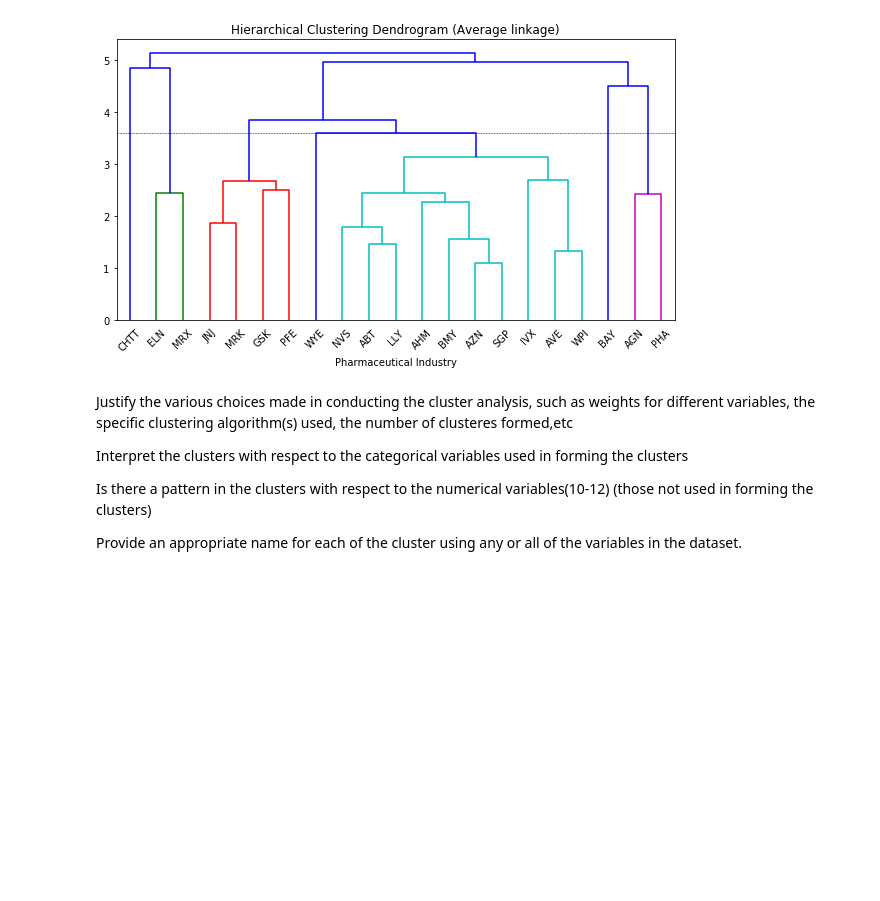
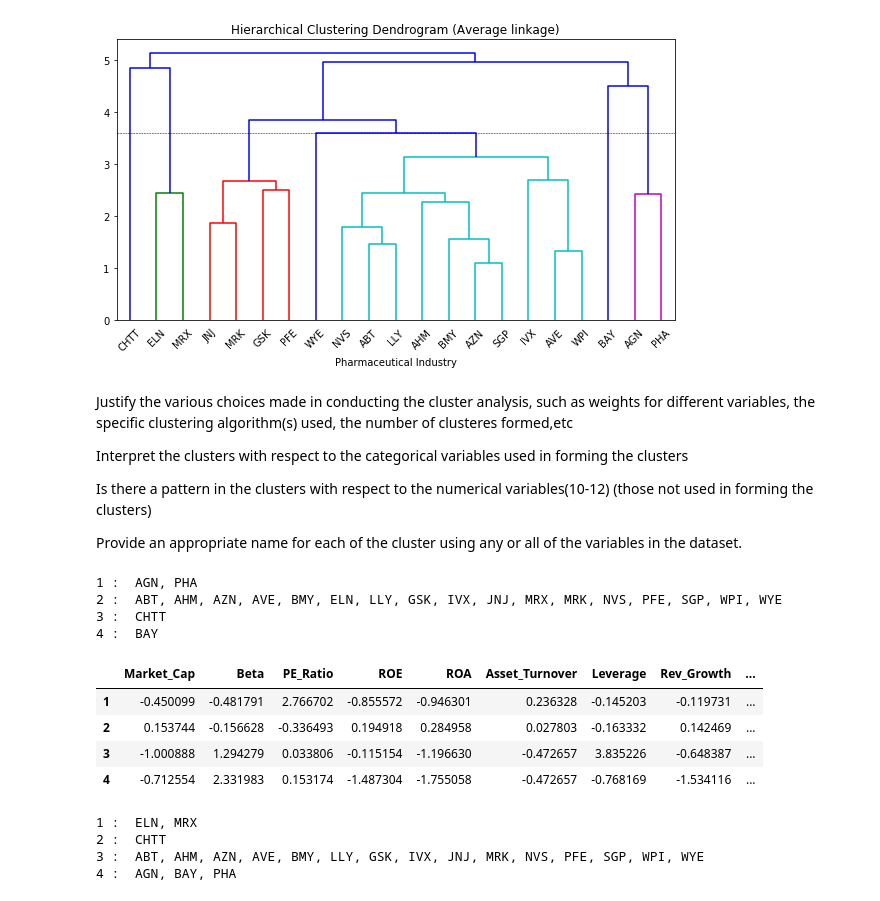
Before and after one commit to Damilare1989/Business-Analytics-Exercises, a Jupyter notebook: Chap15_2.ipynb, the cells around one changed output. Drawn from its saved outputs; the diff is of its cells as text; code cells hidden in the pictures; blank space fills up the shorter version.

```diff
--- a/Chap15_2.ipynb
+++ b/Chap15_2.ipynb
@@ -80,3 +80,31 @@ Interpret the clusters with respect to the categorical variables used in forming
 Is there a pattern in the clusters with respect to the numerical variables(10-12) (those not used in forming the clusters)
 
 Provide an appropriate name for each of the cluster using any or all of the variables in the dataset.
+# %%
+memb = fcluster(linkage(pharm_norm, 'single'), 4, criterion='maxclust')
+memb = pd.Series(memb, index=pharm_norm.index)
+for key, item in memb.groupby(memb):
+    print(key, ': ', ', '.join(item.index))
+# %% [output]
+1 :  AGN, PHA
+2 :  ABT, AHM, AZN, AVE, BMY, ELN, LLY, GSK, IVX, JNJ, MRX, MRK, NVS, PFE, SGP, WPI, WYE
+3 :  CHTT
+4 :  BAY
+# %%
+pharm_norm.groupby(memb).mean()
+# %% [output]
+|  | Market_Cap | Beta | PE_Ratio | ROE | ROA | Asset_Turnover | Leverage | Rev_Growth | ... |
+| 1 | -0.450099 | -0.481791 | 2.766702 | -0.855572 | -0.946301 | 0.236328 | -0.145203 | -0.119731 | ... |
+| 2 | 0.153744 | -0.156628 | -0.336493 | 0.194918 | 0.284958 | 0.027803 | -0.163332 | 0.142469 | ... |
+| 3 | -1.000888 | 1.294279 | 0.033806 | -0.115154 | -1.196630 | -0.472657 | 3.835226 | -0.648387 | ... |
+| 4 | -0.712554 | 2.331983 | 0.153174 | -1.487304 | -1.755058 | -0.472657 | -0.768169 | -1.534116 | ... |
+# %%
+memb = fcluster(linkage(pharm_norm, 'average'), 4, criterion='maxclust')
+memb = pd.Series(memb, index=pharm_norm.index)
+for key, item in memb.groupby(memb):
+    print(key, ': ', ', '.join(item.index))
+# %% [output]
+1 :  ELN, MRX
+2 :  CHTT
+3 :  ABT, AHM, AZN, AVE, BMY, LLY, GSK, IVX, JNJ, MRK, NVS, PFE, SGP, WPI, WYE
+4 :  AGN, BAY, PHA
```
Also changed, not shown: parts of 1 cell of this notebook, 1 other file.
